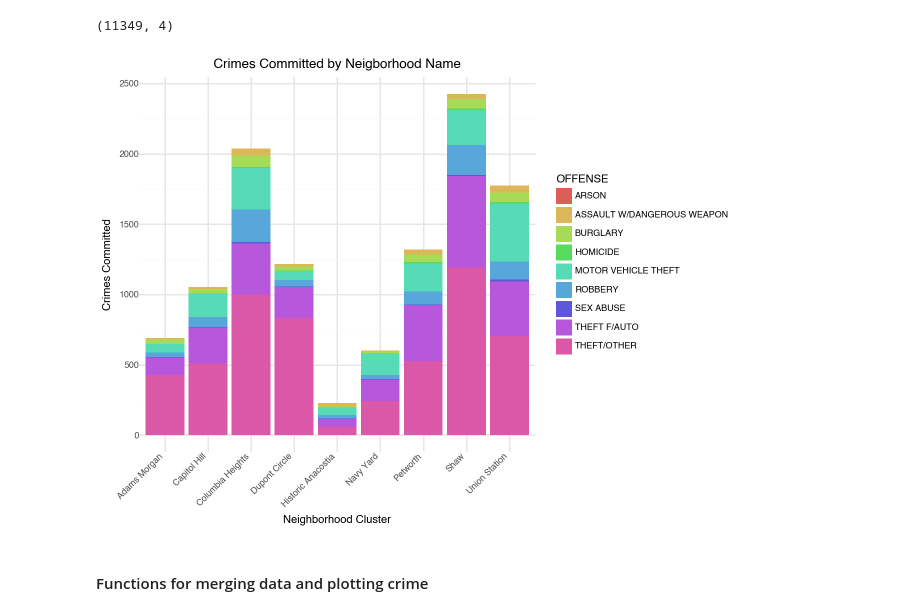
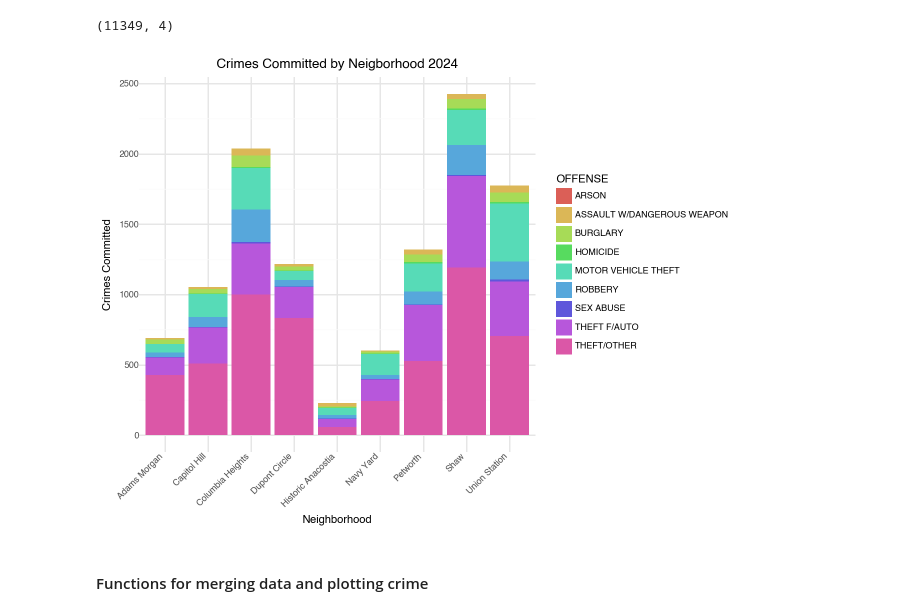
Before and after one commit to rebeccalwagner/PPOL_5203_FinalProject, a Jupyter notebook: files/visualizations/open_data_dc_viz.ipynb, the cells around one changed output. Drawn from its saved outputs; the diff is of its cells as text; code cells hidden in the pictures.

Commit message:
updated titles of visualizations in open data dc

```diff
--- a/files/visualizations/open_data_dc_viz.ipynb
+++ b/files/visualizations/open_data_dc_viz.ipynb
@@ -118,23 +118,23 @@ crime_data_clean.shape
 # %%
 # step 1: data
 crime_2024_plot = (ggplot(data=crime_data_clean) +
 
 # step 2: geom
  geom_bar(
 
 # step 3: aesthethics as variable
      aes(x="NBH_NAMES", fill="OFFENSE"), stat="count") +
 
     theme_minimal(base_size=8) +
     theme(axis_text_x=element_text(angle=45, hjust=1)) +
 
 
 # step labels: edit the labels of the graph
-labs(x="Neighborhood Cluster", y="Crimes Committed", title="Crimes Committed by Neigborhood Name"))
+labs(x="Neighborhood", y="Crimes Committed", title="Crimes Committed by Neigborhood 2024"))
 
 crime_2024_plot
 # %% [output]
-[figure, old version]
+[figure, new version]
 # %%
 ggsave(crime_2024_plot, "../../data/open_data_dc/crime_2024.png")
 # %% [markdown]
```
Also changed, not shown: parts of 6 cells of this notebook, 8 other files.
